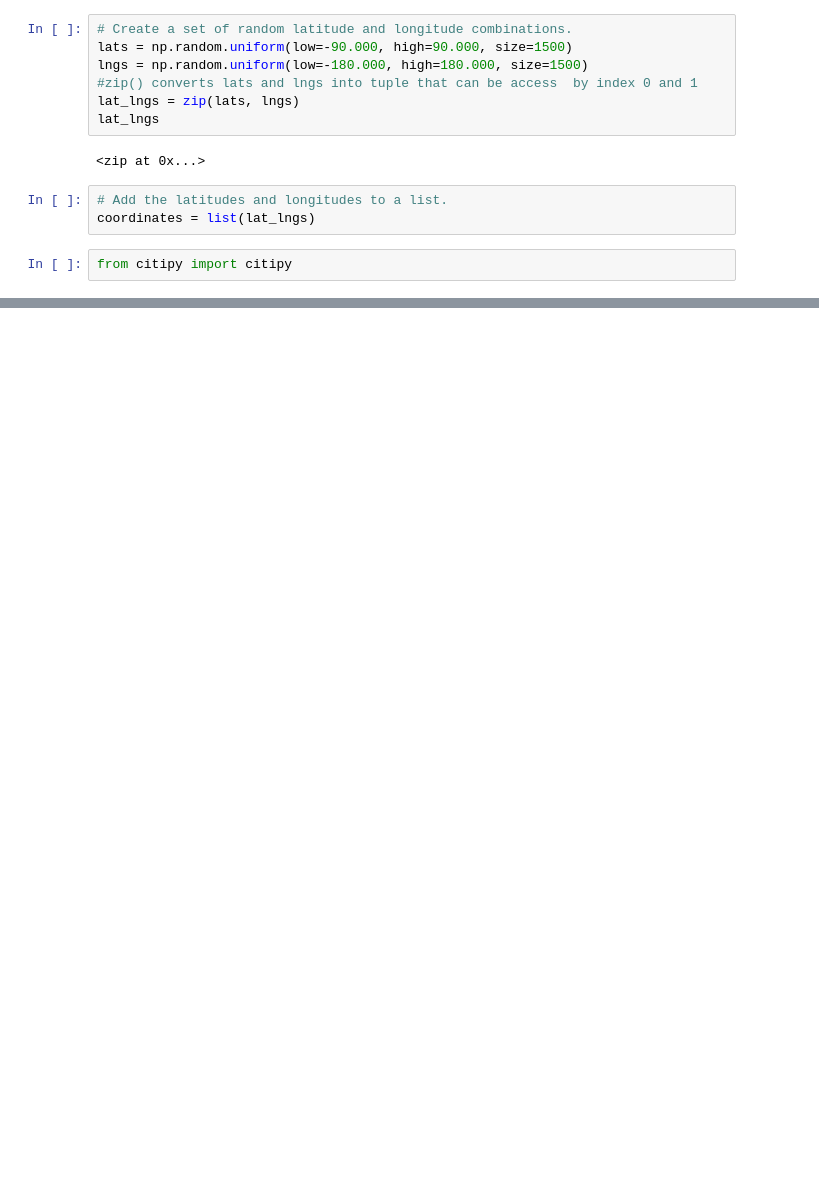
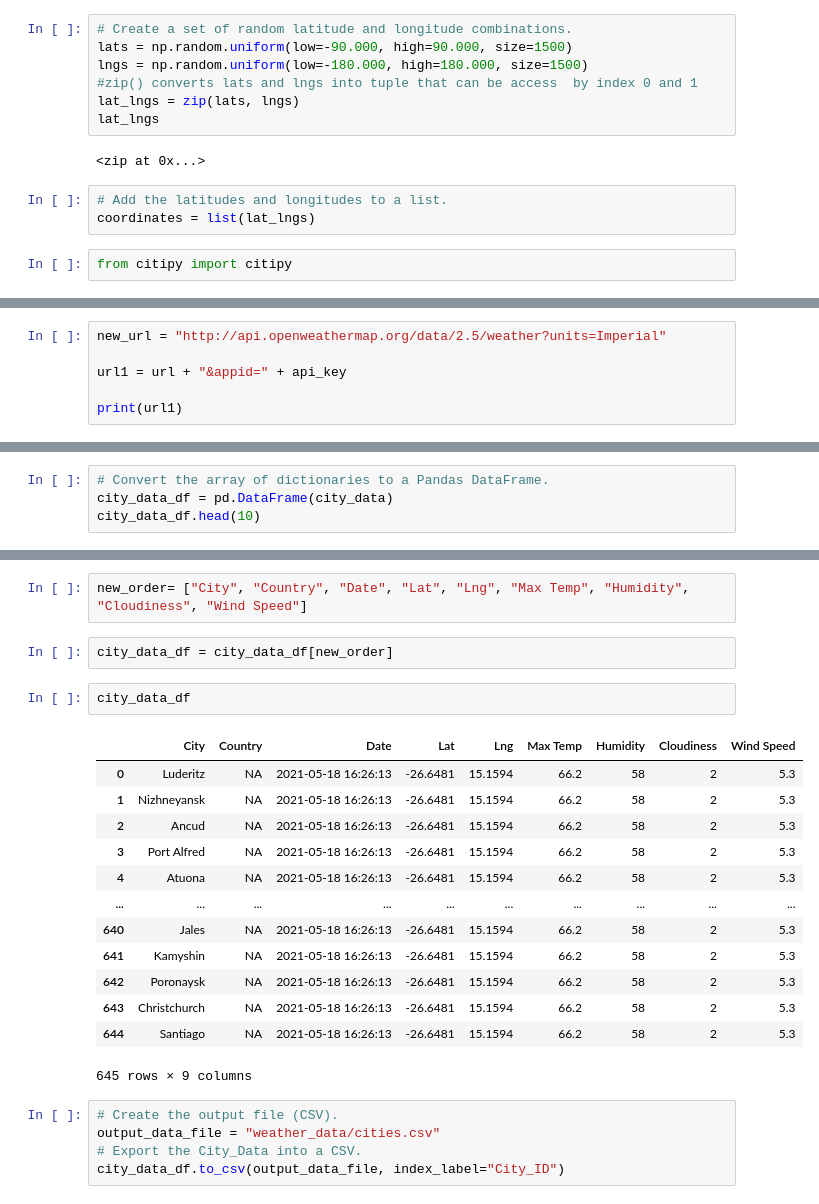
Before and after one commit to Komal77rao/World_weather_analysis, a Jupyter notebook: WeatherPy.ipynb, the cells around one changed output, grey strips where cells are left out. Saved outputs shown, nothing was run; the diff lists cells and outputs as text; blank space fills up the shorter version.

```diff
--- a/WeatherPy.ipynb
+++ b/WeatherPy.ipynb
@@ -76,0 +58,6 @@ len(cities)
+# %%
+new_url = "http://api.openweathermap.org/data/2.5/weather?units=Imperial"
+
+url1 = url + "&appid=" + api_key
+
+print(url1)
@@ -76,0 +168,4 @@ len(cities)
+# %%
+# Convert the array of dictionaries to a Pandas DataFrame.
+city_data_df = pd.DataFrame(city_data)
+city_data_df.head(10)
@@ -76,0 +184,25 @@ len(cities)
+# %%
+new_order= ["City", "Country", "Date", "Lat", "Lng", "Max Temp", "Humidity", "Cloudiness", "Wind Speed"]
+# %%
+city_data_df = city_data_df[new_order]
+# %%
+city_data_df
+# %% [output]
+|  | City | Country | Date | Lat | Lng | Max Temp | Humidity | Cloudiness | Wind Speed |
+| 0 | Luderitz | NA | 2021-05-18 16:26:13 | -26.6481 | 15.1594 | 66.2 | 58 | 2 | 5.3 |
+| 1 | Nizhneyansk | NA | 2021-05-18 16:26:13 | -26.6481 | 15.1594 | 66.2 | 58 | 2 | 5.3 |
+| 2 | Ancud | NA | 2021-05-18 16:26:13 | -26.6481 | 15.1594 | 66.2 | 58 | 2 | 5.3 |
+| 3 | Port Alfred | NA | 2021-05-18 16:26:13 | -26.6481 | 15.1594 | 66.2 | 58 | 2 | 5.3 |
+| 4 | Atuona | NA | 2021-05-18 16:26:13 | -26.6481 | 15.1594 | 66.2 | 58 | 2 | 5.3 |
+| ... | ... | ... | ... | ... | ... | ... | ... | ... | ... |
+| 640 | Jales | NA | 2021-05-18 16:26:13 | -26.6481 | 15.1594 | 66.2 | 58 | 2 | 5.3 |
+| 641 | Kamyshin | NA | 2021-05-18 16:26:13 | -26.6481 | 15.1594 | 66.2 | 58 | 2 | 5.3 |
+| 642 | Poronaysk | NA | 2021-05-18 16:26:13 | -26.6481 | 15.1594 | 66.2 | 58 | 2 | 5.3 |
+| 643 | Christchurch | NA | 2021-05-18 16:26:13 | -26.6481 | 15.1594 | 66.2 | 58 | 2 | 5.3 |
+| 644 | Santiago | NA | 2021-05-18 16:26:13 | -26.6481 | 15.1594 | 66.2 | 58 | 2 | 5.3 |
+645 rows × 9 columns
+# %%
+# Create the output file (CSV).
+output_data_file = "weather_data/cities.csv"
+# Export the City_Data into a CSV.
+city_data_df.to_csv(output_data_file, index_label="City_ID")
```
Also changed, not shown: parts of 15 cells of this notebook, 2 other files.
